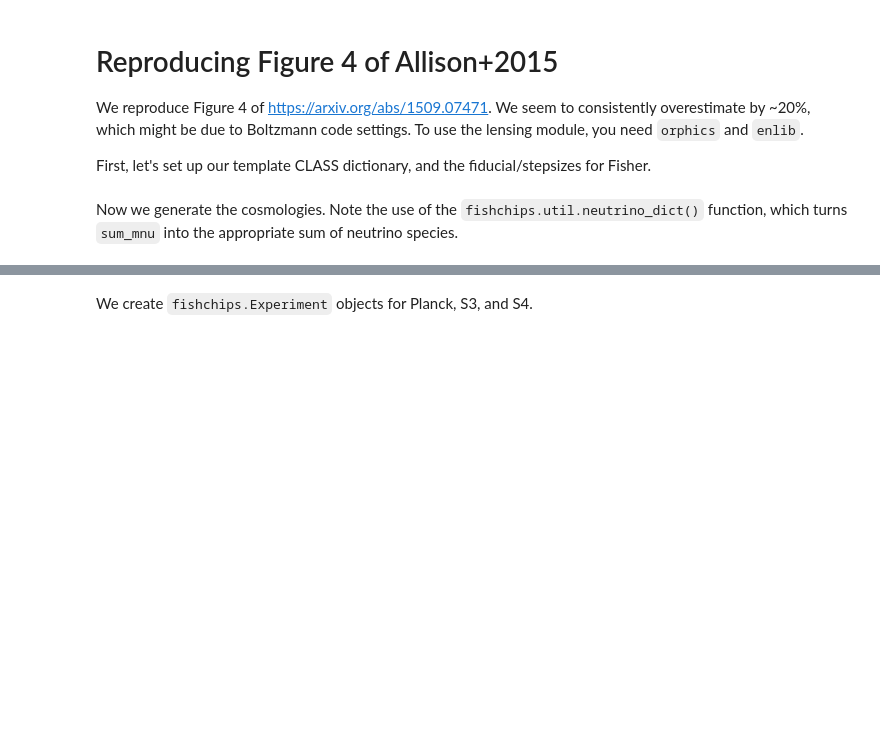
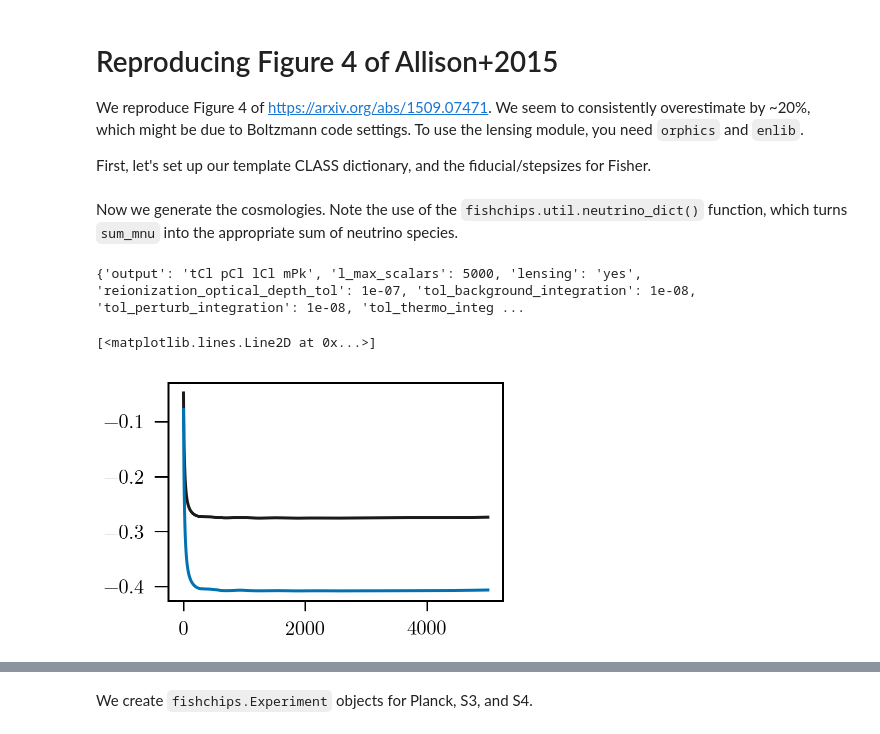
Before and after one commit to xzackli/fishchips-public, a Jupyter notebook: notebooks/Allison+2015.ipynb, the cells around one changed output, grey strips where cells are left out. Saved outputs shown, nothing was run; the diff lists cells and outputs as text; code cells hidden in the pictures; blank space fills up the shorter version.

```diff
--- a/notebooks/Allison+2015.ipynb
+++ b/notebooks/Allison+2015.ipynb
@@ -69,0 +80,12 @@ for par, par_left, par_right in zip(obs.parameters, obs.left, obs.right):
+# %%
+for par, par_left, par_right in zip(['sum_mnu'], [0.095], [0.095+0.02]):
+    classy_left = classy_template.copy()
+    classy_left[par] = par_left
+    classy_right = classy_template.copy()
+    classy_right[par] = par_right
+    obs.compute_cosmo(key="invmnu" + '_CLASS_left',
+                      classy_dict=fishchips.util.neutrino_dict(classy_left, hierarchy='IH'))
+    obs.compute_cosmo(key="invmnu" + '_CLASS_right',
+                      classy_dict=fishchips.util.neutrino_dict(classy_right, hierarchy='IH'))
+# %% [output]
+{'output': 'tCl pCl lCl mPk', 'l_max_scalars': 5000, 'lensing': 'yes', 'reionization_optical_depth_tol': 1e-07, 'tol_background_integration': 1e-08, 'tol_perturb_integration': 1e-08, 'tol_thermo_integ ...
@@ -69,0 +96,30 @@ for par, par_left, par_right in zip(obs.parameters, obs.left, obs.right):
+# %%
+cl_right = obs.cosmos["sum_mnu_CLASS_right"].lensed_cl()
+cl_left = obs.cosmos["sum_mnu_CLASS_left"].lensed_cl()
+
+kk_left = (0.25 * (cl_left['ell']+2)*(cl_left['ell']+1)
+          *(cl_left['ell'])*(cl_left['ell']-1) * cl_left['pp'])
+kk_right = (0.25 * (cl_right['ell']+2)*(cl_right['ell']+1)
+          *(cl_right['ell'])*(cl_right['ell']-1) * cl_right['pp'])
+
+dkk = (kk_right - kk_left) / 0.02
+
+cl_right = obs.cosmos["invmnu_CLASS_right"].lensed_cl()
+cl_left = obs.cosmos["invmnu_CLASS_left"].lensed_cl()
+
+kk_left = (0.25 * (cl_left['ell']+2)*(cl_left['ell']+1)
+          *(cl_left['ell'])*(cl_left['ell']-1) * cl_left['pp'])
+kk_right = (0.25 * (cl_right['ell']+2)*(cl_right['ell']+1)
+          *(cl_right['ell'])*(cl_right['ell']-1) * cl_right['pp'])
+
+invdkk = (kk_right - kk_left) / 0.02
+# %%
+fidtt = obs.cosmos["CLASS_fiducial"].raw_cl()['tt'][:5001]
+fidkk = (0.25 * (obs.cosmos["CLASS_fiducial"].raw_cl()['ell']+2)*(obs.cosmos["CLASS_fiducial"].raw_cl()['ell']+1)
+          *(obs.cosmos["CLASS_fiducial"].raw_cl()['ell'])*(obs.cosmos["CLASS_fiducial"].raw_cl()['ell']-1) * obs.cosmos["CLASS_fiducial"].raw_cl()['pp'])[:5001]
+
+plt.plot(dkk / fidkk)
+plt.plot(invdkk / fidkk)
+# %% [output]
+[<matplotlib.lines.Line2D at 0x...>]
+[figure, added]
```
Also changed, not shown: parts of 4 cells of this notebook, 8 other files.
